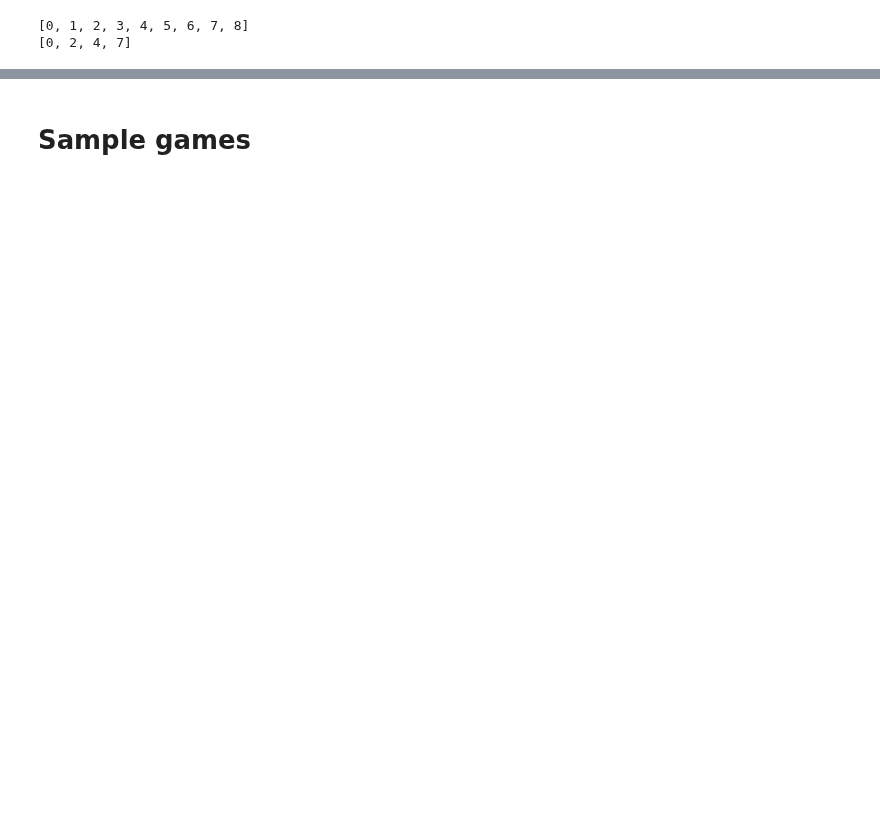
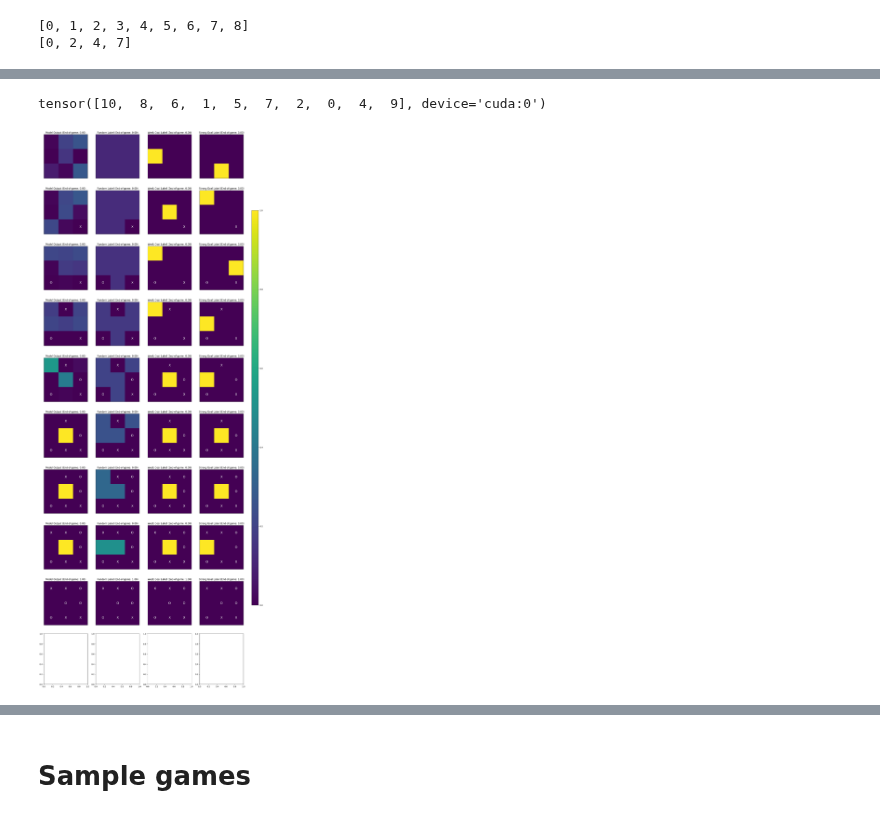
Before and after one commit to BenWilop/WSG_games, a Jupyter notebook: playground_WSG_games.ipynb, the cells around one changed output, grey strips where cells are left out. Cells and saved outputs as stored; diff of their text form; code cells hidden in the pictures; blank space fills up the shorter version.

```diff
--- a/playground_WSG_games.ipynb
+++ b/playground_WSG_games.ipynb
@@ -692,3 +654,8 @@ for games, random_labels, weak_labels, strong_labels in train_loader:
+# %%
+visualize_game(tictactoe_train_data, game_id=1, model=model)
+# %% [output]
+tensor([10,  8,  6,  1,  5,  7,  2,  0,  4,  9], device='cuda:0')
+[figure, added]
 # %%
 visualize_game(tictactoe_test_data, game_id=0, model=model)
 # %% [output]
```
Also changed, not shown: parts of 29 cells of this notebook, 1 other file.
